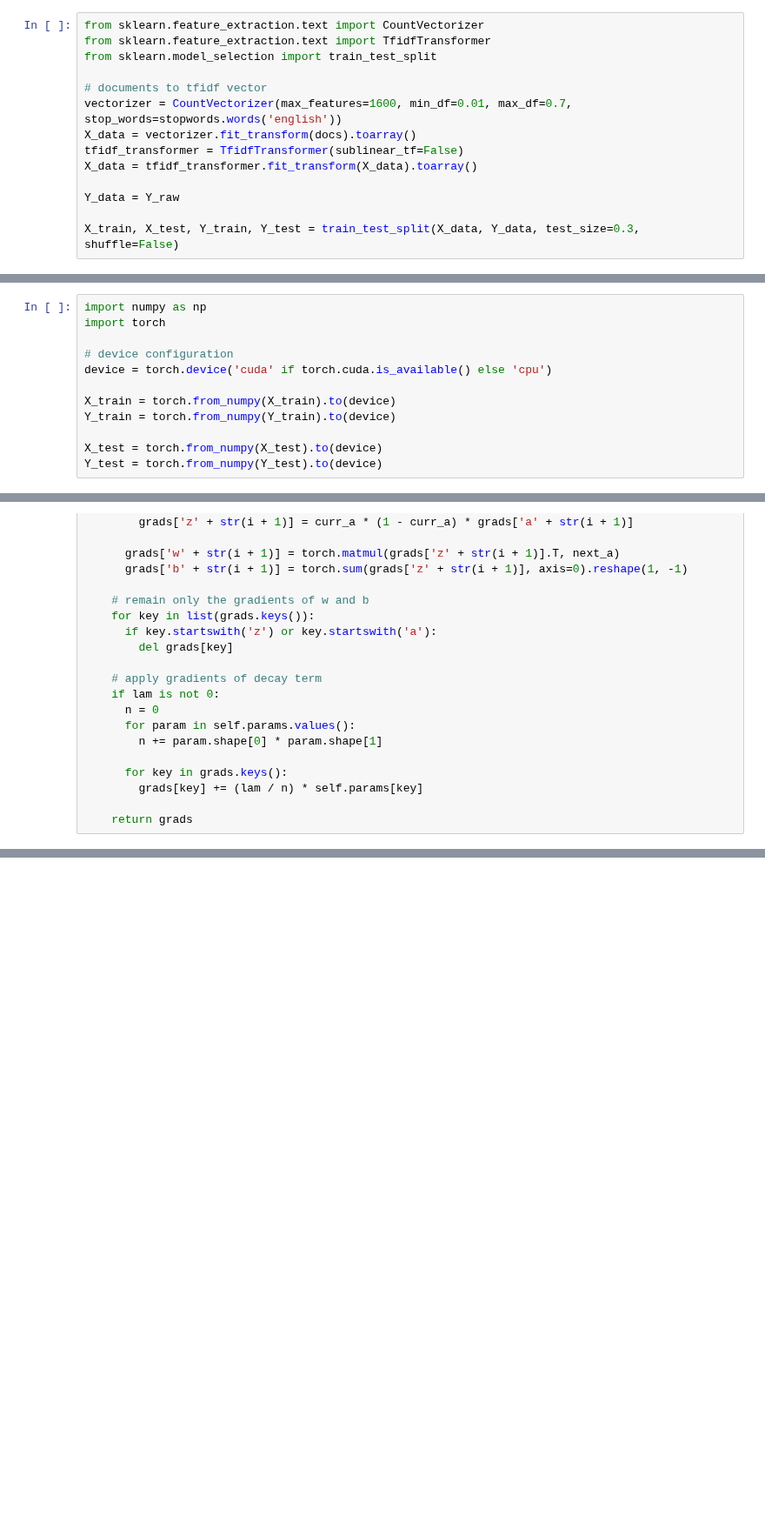
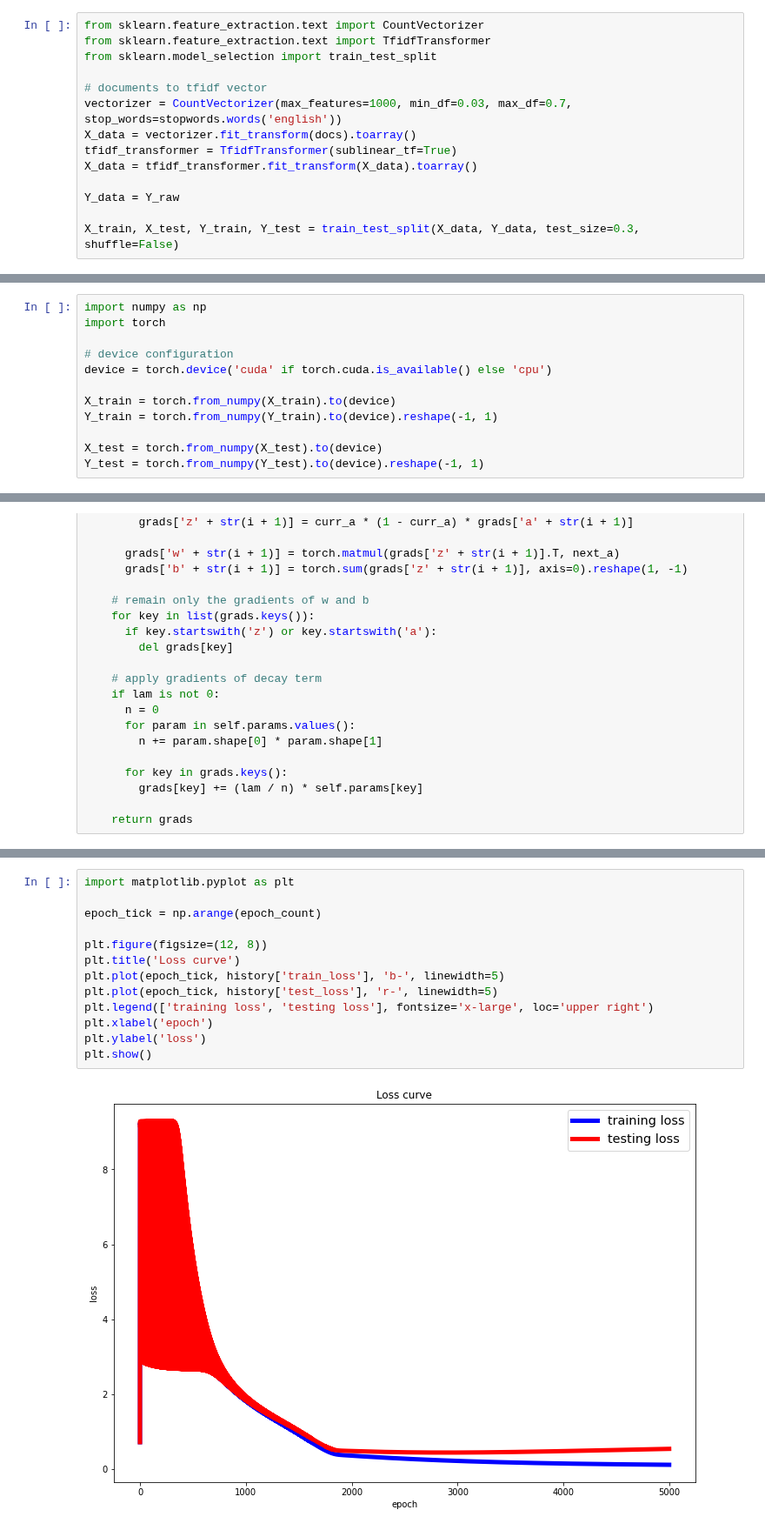
Before and after one commit to ihooni/class-MachineLearning, a Jupyter notebook: 11/assignment-11.ipynb, the cells around one changed output, grey strips where cells are left out. Shown at 87% size. Saved outputs shown, nothing was run; the diff lists cells and outputs as text; blank space fills up the shorter version.

```diff
--- a/11/assignment-11.ipynb
+++ b/11/assignment-11.ipynb
@@ -72,9 +72,9 @@ from sklearn.feature_extraction.text import TfidfTransformer
 from sklearn.model_selection import train_test_split
 
 # documents to tfidf vector
-vectorizer = CountVectorizer(max_features=1600, min_df=0.01, max_df=0.7, stop_words=stopwords.words('english'))
+vectorizer = CountVectorizer(max_features=1000, min_df=0.03, max_df=0.7, stop_words=stopwords.words('english'))
 X_data = vectorizer.fit_transform(docs).toarray()
-tfidf_transformer = TfidfTransformer(sublinear_tf=False)
+tfidf_transformer = TfidfTransformer(sublinear_tf=True)
 X_data = tfidf_transformer.fit_transform(X_data).toarray()
 
 Y_data = Y_raw
@@ -90,10 +90,10 @@ import torch
 device = torch.device('cuda' if torch.cuda.is_available() else 'cpu')
 
 X_train = torch.from_numpy(X_train).to(device)
-Y_train = torch.from_numpy(Y_train).to(device)
+Y_train = torch.from_numpy(Y_train).to(device).reshape(-1, 1)
 
 X_test = torch.from_numpy(X_test).to(device)
-Y_test = torch.from_numpy(Y_test).to(device)
+Y_test = torch.from_numpy(Y_test).to(device).reshape(-1, 1)
 # %% [markdown]
 ## 3. Define model and functions for learning neural network
 # %%
@@ -199,0 +256,15 @@ class FNN:
+# %%
+import matplotlib.pyplot as plt
+
+epoch_tick = np.arange(epoch_count)
+
+plt.figure(figsize=(12, 8))
+plt.title('Loss curve')
+plt.plot(epoch_tick, history['train_loss'], 'b-', linewidth=5)
+plt.plot(epoch_tick, history['test_loss'], 'r-', linewidth=5)
+plt.legend(['training loss', 'testing loss'], fontsize='x-large', loc='upper right')
+plt.xlabel('epoch')
+plt.ylabel('loss')
+plt.show()
+# %% [output]
+[figure, added]
```
Also changed, not shown: parts of 6 cells of this notebook.
